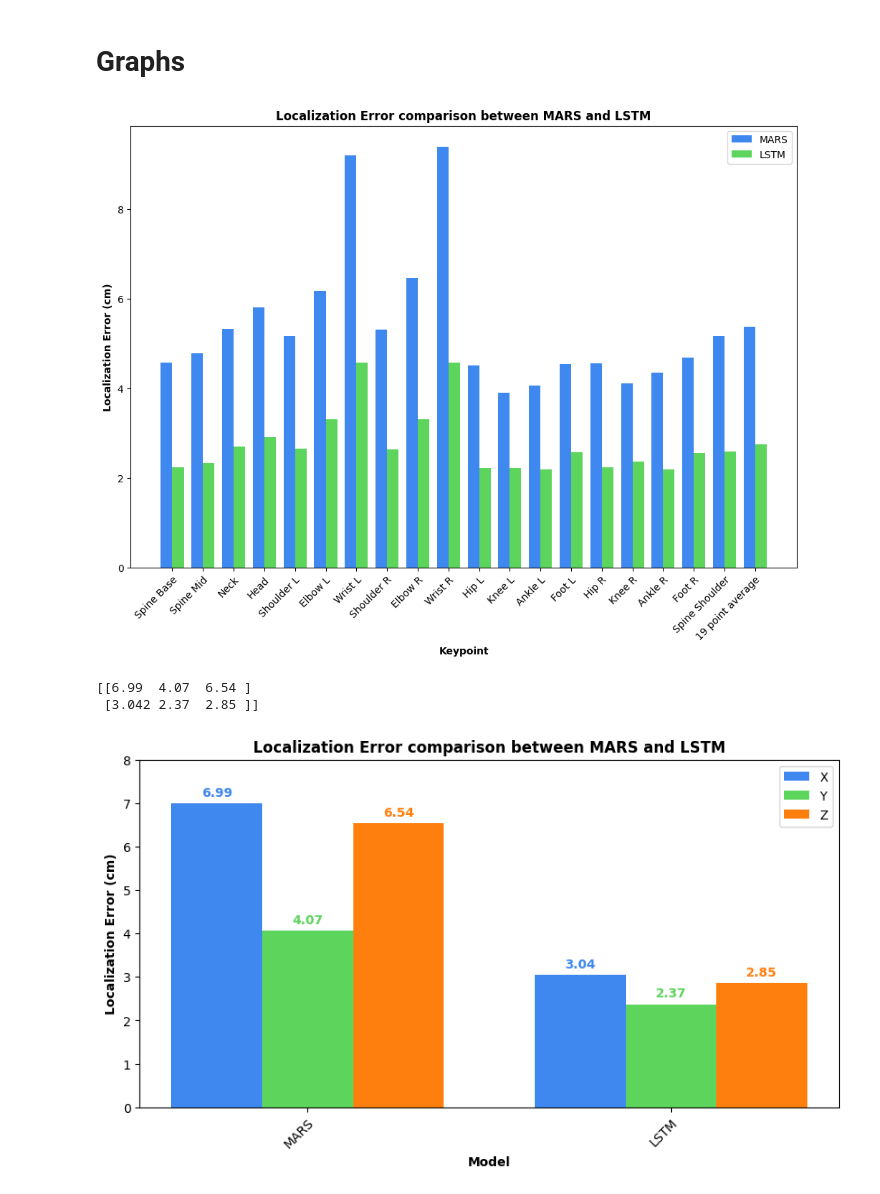
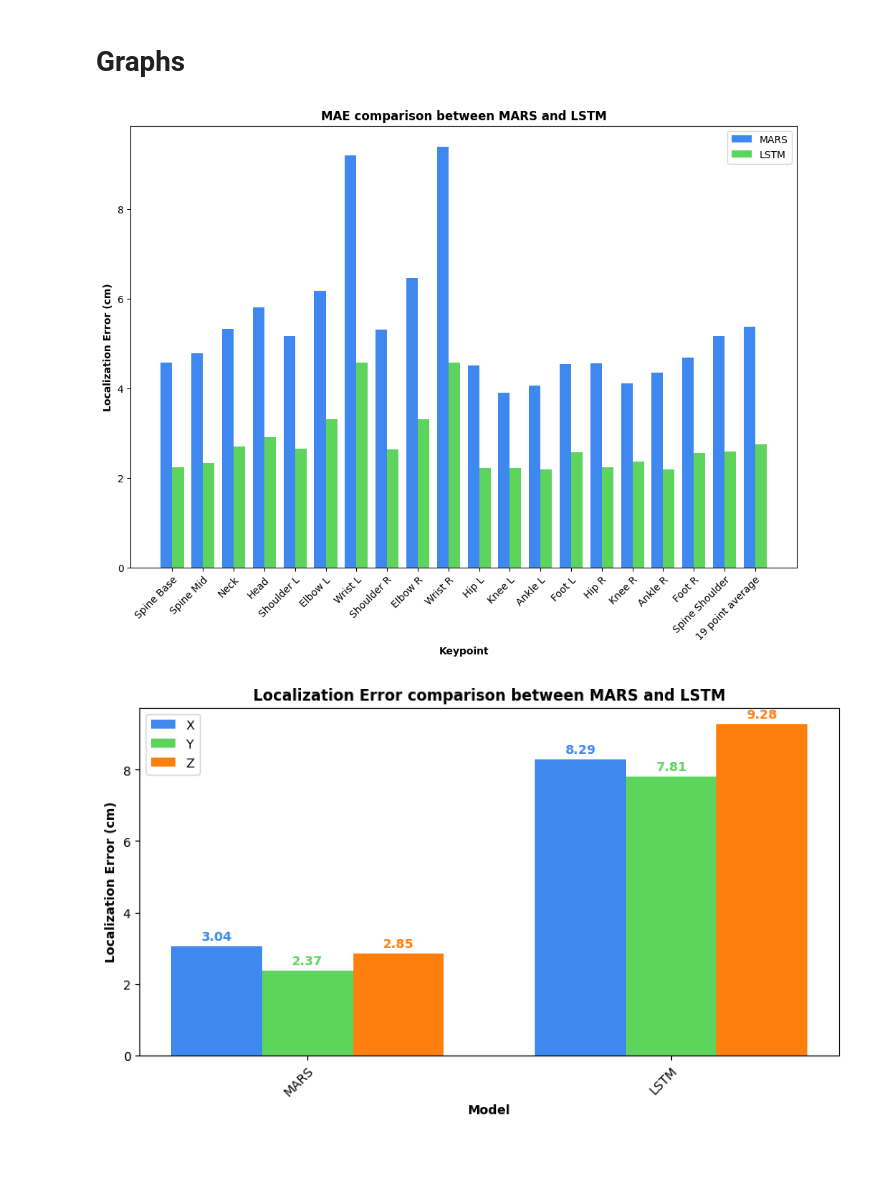
Before and after one commit to dansavastre/MARS_LSTM, a Jupyter notebook: data_processing.ipynb, the cells around one changed output. Saved outputs shown, nothing was run; the diff lists cells and outputs as text; code cells hidden in the pictures; blank space fills up the shorter version.

```diff
--- a/data_processing.ipynb
+++ b/data_processing.ipynb
@@ -30,7 +30,8 @@ keypoint_labels = np.array(['Spine Base', 'Spine Mid', 'Neck', 'Head', 'Shoulder
                         'Hip L', 'Knee L', 'Ankle L', 'Foot L', 'Hip R', 'Knee R', 'Ankle R', 'Foot R', 'Spine Shoulder', '19 point average'])
 n_keypoints = len(keypoint_labels)
 
-localization_error = np.array([MARS_accuracy_data[:, 6], LSTM_accuracy_data[:, 6]])
+mae = np.array([MARS_accuracy_data[:, 6], LSTM_accuracy_data[:, 6]])
+rmse = np.array([MARS_accuracy_data[:, 7], LSTM_accuracy_data[:, 7]])
 
 # Create the figure and axis
 fig, ax = plt.subplots(figsize=(12, 8))
@@ -38,8 +39,8 @@ x = np.arange(n_keypoints) * 2
 width = 0.75
 
 # Plot the data
-ax.bar(x - width/2, localization_error[0], width, label='MARS', color='#3e88ef')
-ax.bar(x + width/2, localization_error[1], width, label='LSTM', color='#5dd55d')
+ax.bar(x - width/2, mae[0], width, label='MARS', color='#3e88ef')
+ax.bar(x + width/2, mae[1], width, label='LSTM', color='#5dd55d')
 
 # Add values on top of the bars
 # for i in range(n_keypoints):
@@ -47,7 +48,7 @@ ax.bar(x + width/2, localization_error[1], width, label='LSTM', color='#5dd55d')
 #     ax.text(x[i] + width + 0.05, localization_error[1, i] + 0.1, f'{localization_error[1, i]:.2f}', ha='center', va='bottom', weight='bold', color='#5dd55d')
 
 # Add labels and legend
-ax.set_title('Localization Error comparison between MARS and LSTM', weight='black')
+ax.set_title('MAE comparison between MARS and LSTM', weight='black')
 ax.set_xticks(x)
 ax.set_xticklabels(keypoint_labels, rotation=45, ha='right', rotation_mode='anchor', va='top')
 ax.set_ylabel('Localization Error (cm)', weight='black')
@@ -56,50 +57,47 @@ ax.legend()
 plt.show(block=True)
 # plt.savefig('models/Accuracy/localization_error_MARS_vs_LSTM.png')
 # %% [output]
-[figure, old version]
+[figure, new version]
 # %%
 # Bar graph of Localization error for each axis for MARS and LSTM
 
 # Load the accuracy data
-MARS_accuracy_data = np.loadtxt('models/Accuracy/MARS_accuracy.txt')
-LSTM_accuracy_data = np.load('models/Accuracy/LSTM_rsf_16_accuracy.npy')
+MARS_accuracy_data = np.load('models/Accuracy/LSTM_rsf_16_accuracy.npy')
+LSTM_accuracy_data = np.load('models/Accuracy/AST_LSTM_3_accuracy.npy')
 
 axis_labels = np.array(['MARS', 'LSTM'])
 n_models = len(axis_labels)
 
-localization_error = np.array([MARS_accuracy_data[19, [0, 2, 4]], LSTM_accuracy_data[19, [0, 2, 4]]])
-
-print(localization_error)
+mae = np.array([MARS_accuracy_data[19, [0, 2, 4]], LSTM_accuracy_data[19, [0, 2, 4]]])
+rmse = np.array([MARS_accuracy_data[19, [1, 3, 5]], LSTM_accuracy_data[19, [1, 3, 5]]])
 
 # Create the figure and axis
 fig, ax = plt.subplots(figsize=(10, 5))
 x = np.arange(n_models)
 width = 0.5
 
 # Plot the data grouped by axis
-ax.bar(x - width / 2, localization_error[:, 0], width/2, label='X', color='#3e88ef')
-ax.bar(x, localization_error[:, 1], width/2, label='Y', color='#5dd55d')
-ax.bar(x + width / 2, localization_error[:, 2], width/2, label='Z', color='#ff7f0e')
+ax.bar(x - width / 2, mae[:, 0], width/2, label='X', color='#3e88ef')
+ax.bar(x, mae[:, 1], width/2, label='Y', color='#5dd55d')
+ax.bar(x + width / 2, mae[:, 2], width/2, label='Z', color='#ff7f0e')
 
 # Add values on top of the bars
 for i in range(n_models):
-    ax.text(x[i] - width / 2, localization_error[i, 0] + 0.1, f'{localization_error[i, 0]:.2f}', ha='center', va='bottom', weight='bold', color='#3e88ef')
-    ax.text(x[i], localization_error[i, 1] + 0.1, f'{localization_error[i, 1]:.2f}', ha='center', va='bottom', weight='bold', color='#5dd55d')
-    ax.text(x[i] + width / 2, localization_error[i, 2] + 0.1, f'{localization_error[i, 2]:.2f}', ha='center', va='bottom', weight='bold', color='#ff7f0e')
+    ax.text(x[i] - width / 2, mae[i, 0] + 0.1, f'{mae[i, 0]:.2f}', ha='center', va='bottom', weight='bold', color='#3e88ef')
+    ax.text(x[i], mae[i, 1] + 0.1, f'{mae[i, 1]:.2f}', ha='center', va='bottom', weight='bold', color='#5dd55d')
+    ax.text(x[i] + width / 2, mae[i, 2] + 0.1, f'{mae[i, 2]:.2f}', ha='center', va='bottom', weight='bold', color='#ff7f0e')
 
 # Add labels and legend
 ax.set_title('Localization Error comparison between MARS and LSTM', weight='black')
 ax.set_xticks(x)
 ax.set_xticklabels(axis_labels, rotation=45, ha='right', rotation_mode='anchor', va='top')
 ax.set_ylabel('Localization Error (cm)', weight='black')
 ax.set_xlabel('Model', weight='black')
 ax.legend()
 
 # Set the y-axis limits
-ax.set_ylim(0, 8)
+# ax.set_ylim(0, 8)
 
 plt.show(block=True)
 # %% [output]
-[[6.99  4.07  6.54 ]
- [3.042 2.37  2.85 ]]
-[figure, old version]
+[figure, new version]
```
Also changed, not shown: parts of 1 cell of this notebook, 2 other files.
